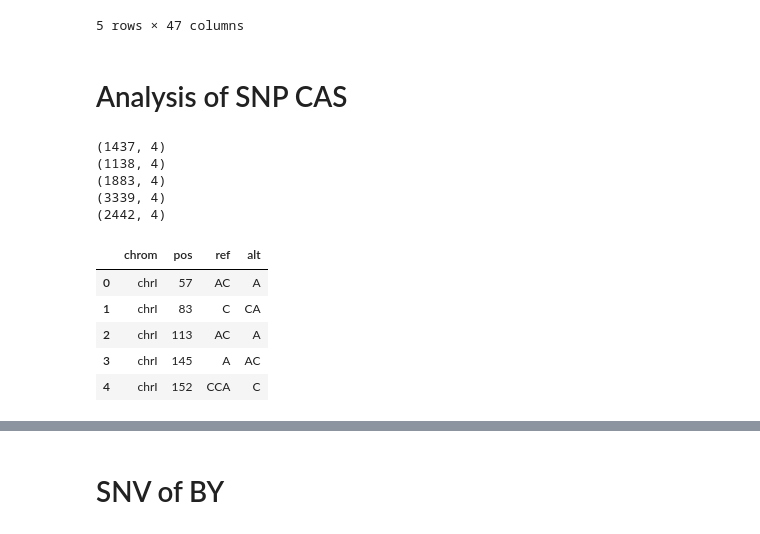
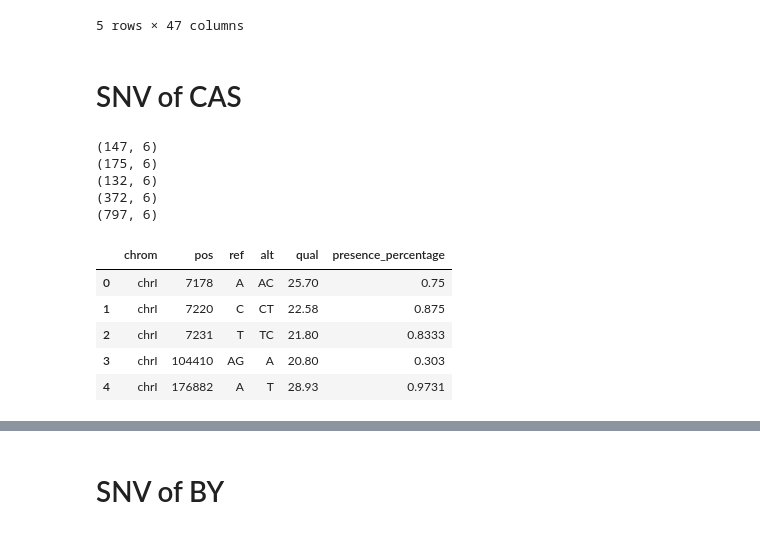
Before and after one commit to Chrom125/T2TyDNA, a Jupyter notebook: workflow/scr/telomere_pictures.ipynb, the cells around one changed output, grey strips where cells are left out. Saved outputs shown, nothing was run; the diff lists cells and outputs as text; code cells hidden in the pictures.

```diff
--- a/workflow/scr/telomere_pictures.ipynb
+++ b/workflow/scr/telomere_pictures.ipynb
@@ -1160,7 +1475,7 @@ data_test.head()
 | 4 | 566.0 | 234.0 | 917.0 | 667.0 | 47.0 | 687.0 | 147.0 | ... |
 5 rows × 47 columns
 # %% [markdown]
-# Analysis of SNP CAS
+# SNV of CAS
 # %%
 import pandas as pd
 import matplotlib.pyplot as plt
@@ -1169,11 +1510,23 @@ import os
 # %%
-cols = ["chrom", "pos", "ref", "alt"]
+cols = ["chrom", "pos", "ref", "alt", "qual", "format", "sample"]
 
 variant_calling_50G = pd.read_csv("../../results/G50_25_DOXY/summary_variant_counter.csv", sep = "\t", names = cols, index_col = False)
 variant_calling_100G = pd.read_csv("../../results/G100_25_DOXY/summary_variant_counter.csv", sep = "\t", names = cols, index_col = False)
 variant_calling_150G = pd.read_csv("../../results/G150_25_DOXY/summary_variant_counter.csv", sep = "\t", names = cols, index_col = False)
 variant_calling_600G_Rep1 = pd.read_csv("../../results/G600_CAS_25_DOXY_Rep1/summary_variant_counter.csv", sep = "\t", names = cols, index_col = False)
 variant_calling_600G_Rep2 = pd.read_csv("../../results/G600_CAS_25_DOXY_Rep2/summary_variant_counter.csv", sep = "\t", names = cols, index_col = False)
+
+variant_list = [
+    variant_calling_50G,
+    variant_calling_100G,
+    variant_calling_150G,
+    variant_calling_600G_Rep1,
+    variant_calling_600G_Rep2
+]
+
+for variant_df in variant_list:
+    variant_df["presence_percentage"] = variant_df["sample"].str.split(":").str[-1]
+    variant_df.drop(["format", "sample"], inplace = True, axis = 1)
 # %%
 print(variant_calling_50G.shape)
 print(variant_calling_100G.shape)
@@ -1181,17 +1534,17 @@ print(variant_calling_150G.shape)
 print(variant_calling_600G_Rep1.shape)
 print(variant_calling_600G_Rep2.shape)
 # %% [output]
-(1437, 4)
-(1138, 4)
-(1883, 4)
-(3339, 4)
-(2442, 4)
+(147, 6)
+(175, 6)
+(132, 6)
+(372, 6)
+(797, 6)
 # %%
-variant_calling_50G.head()
+variant_calling_600G_Rep1.head()
 # %% [output]
-|  | chrom | pos | ref | alt |
-| 0 | chrI | 57 | AC | A |
-| 1 | chrI | 83 | C | CA |
-| 2 | chrI | 113 | AC | A |
-| 3 | chrI | 145 | A | AC |
-| 4 | chrI | 152 | CCA | C |
+|  | chrom | pos | ref | alt | qual | presence_percentage |
+| 0 | chrI | 7178 | A | AC | 25.70 | 0.75 |
+| 1 | chrI | 7220 | C | CT | 22.58 | 0.875 |
+| 2 | chrI | 7231 | T | TC | 21.80 | 0.8333 |
+| 3 | chrI | 104410 | AG | A | 20.80 | 0.303 |
+| 4 | chrI | 176882 | A | T | 28.93 | 0.9731 |
```
Also changed, not shown: parts of 81 cells of this notebook, 5 other files.
